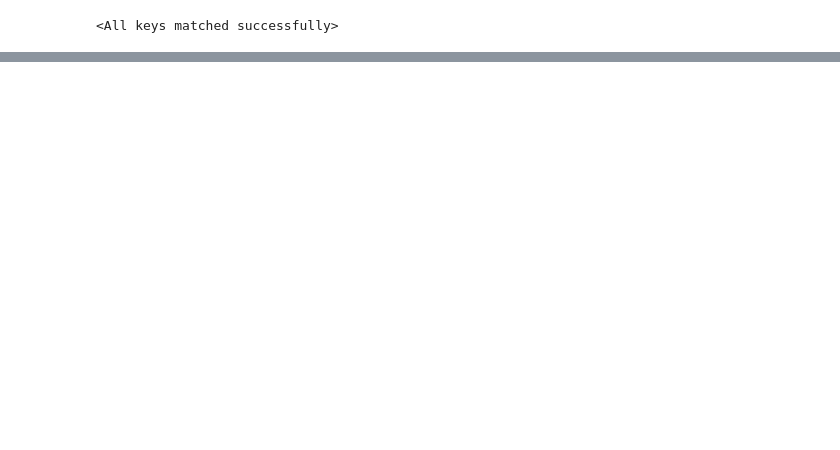
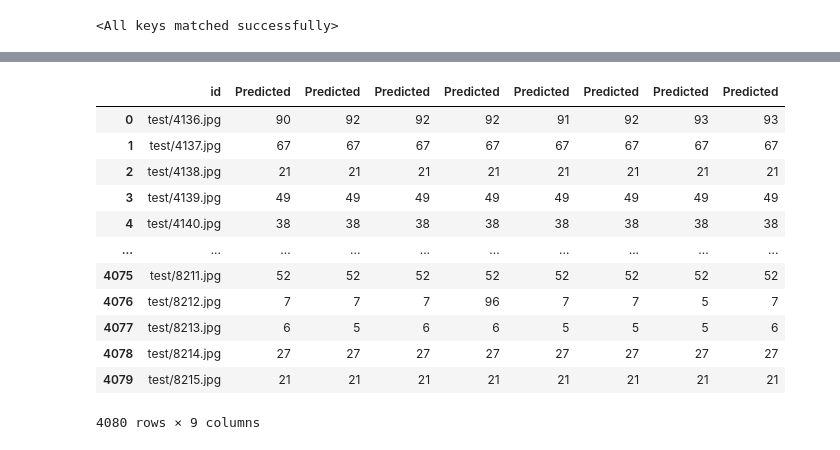
Before and after one commit to sinaziaee/car-classification, a Jupyter notebook: inference.ipynb, the cells around one changed output, grey strips where cells are left out. Cells and saved outputs as stored; diff of their text form; code cells hidden in the pictures; blank space fills up the shorter version.

```diff
--- a/inference.ipynb
+++ b/inference.ipynb
@@ -200,3 +236,19 @@ final_df.head(20)
 # %%
 save_results_path = 'dataset/final10.csv'
 final_df.to_csv(save_results_path, index=False)
+# %%
+all_dfs
+# %% [output]
+|  | id | Predicted | Predicted | Predicted | Predicted | Predicted | Predicted | Predicted | Predicted |
+| 0 | test/4136.jpg | 90 | 92 | 92 | 92 | 91 | 92 | 93 | 93 |
+| 1 | test/4137.jpg | 67 | 67 | 67 | 67 | 67 | 67 | 67 | 67 |
+| 2 | test/4138.jpg | 21 | 21 | 21 | 21 | 21 | 21 | 21 | 21 |
+| 3 | test/4139.jpg | 49 | 49 | 49 | 49 | 49 | 49 | 49 | 49 |
+| 4 | test/4140.jpg | 38 | 38 | 38 | 38 | 38 | 38 | 38 | 38 |
+| ... | ... | ... | ... | ... | ... | ... | ... | ... | ... |
+| 4075 | test/8211.jpg | 52 | 52 | 52 | 52 | 52 | 52 | 52 | 52 |
+| 4076 | test/8212.jpg | 7 | 7 | 7 | 96 | 7 | 7 | 5 | 7 |
+| 4077 | test/8213.jpg | 6 | 5 | 6 | 6 | 5 | 5 | 5 | 6 |
+| 4078 | test/8214.jpg | 27 | 27 | 27 | 27 | 27 | 27 | 27 | 27 |
+| 4079 | test/8215.jpg | 21 | 21 | 21 | 21 | 21 | 21 | 21 | 21 |
+4080 rows × 9 columns
```
Also changed, not shown: parts of 11 cells of this notebook, 1 other file.
